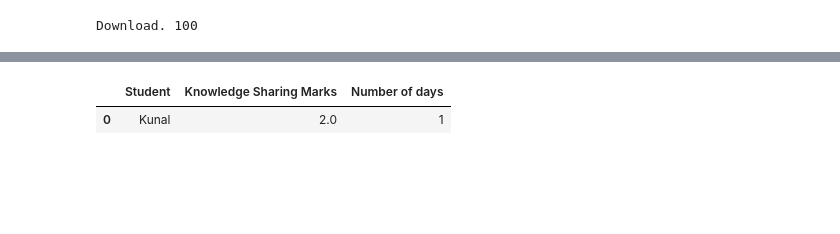
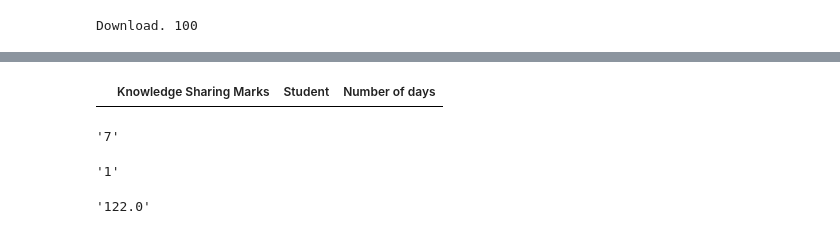
Before and after one commit to kunal-gohrani/Student-Report-Automation, a Jupyter notebook: Notebooks/AnalysisScriptCreator.ipynb, the cells around one changed output, grey strips where cells are left out. Saved outputs shown, nothing was run; the diff lists cells and outputs as text; code cells hidden in the pictures; blank space fills up the shorter version.

```diff
--- a/Notebooks/AnalysisScriptCreator.ipynb
+++ b/Notebooks/AnalysisScriptCreator.ipynb
@@ -442,6 +444,7 @@ def student_knowledge_marks(data,name=None,month_name=None):
         knowledge_count=data[(data['Task']==knowledge) & (data['Student']==name)].groupby('Student')['Points'].count().sort_values(ascending=False).reset_index()
         knowledge_count.rename(columns={'Points':'Number of days'},inplace=True)
         knowledge_data=knowledge_marks.merge(knowledge_count,on='Student')
+        knowledge_data.fillna(0)
         return tuple((knowledge_data,knowledge_data.style.hide_index()))
     elif month_name in months:
         knowledge_marks=data[(data['Month']==month_name) & (data['Task']==knowledge) & (data['Student']==name)].groupby('Student')['Points'].sum().sort_values(ascending=False).reset_index()
@@ -451,7 +454,6 @@ def student_knowledge_marks(data,name=None,month_name=None):
         knowledge_data=knowledge_marks.merge(knowledge_count,on='Student')
         return tuple((knowledge_data,knowledge_data.style.hide_index()))
 # %%
-student_knowledge_marks(data,'Kunal','September')[0]
+student_knowledge_marks(data,'Apurwa','September')[0]
 # %% [output]
-|  | Student | Knowledge Sharing Marks | Number of days |
-| 0 | Kunal | 2.0 | 1 |
+|  | Knowledge Sharing Marks | Student | Number of days |
@@ -457,0 +489,8 @@ student_knowledge_marks(data,'Kunal','September')[0]
+# %%
+get_rank(data,name='Kunal',month_name='September')
+# %% [output]
+'7'
+# %%
+get_rank(data,name='Kunal')
+# %% [output]
+'1'
@@ -457,0 +517,4 @@ student_knowledge_marks(data,'Kunal','September')[0]
+# %%
+get_total_marks(data,name='Kunal',month_name='September')
+# %% [output]
+'122.0'
```
Also changed, not shown: parts of 18 cells of this notebook, 6 other files.
